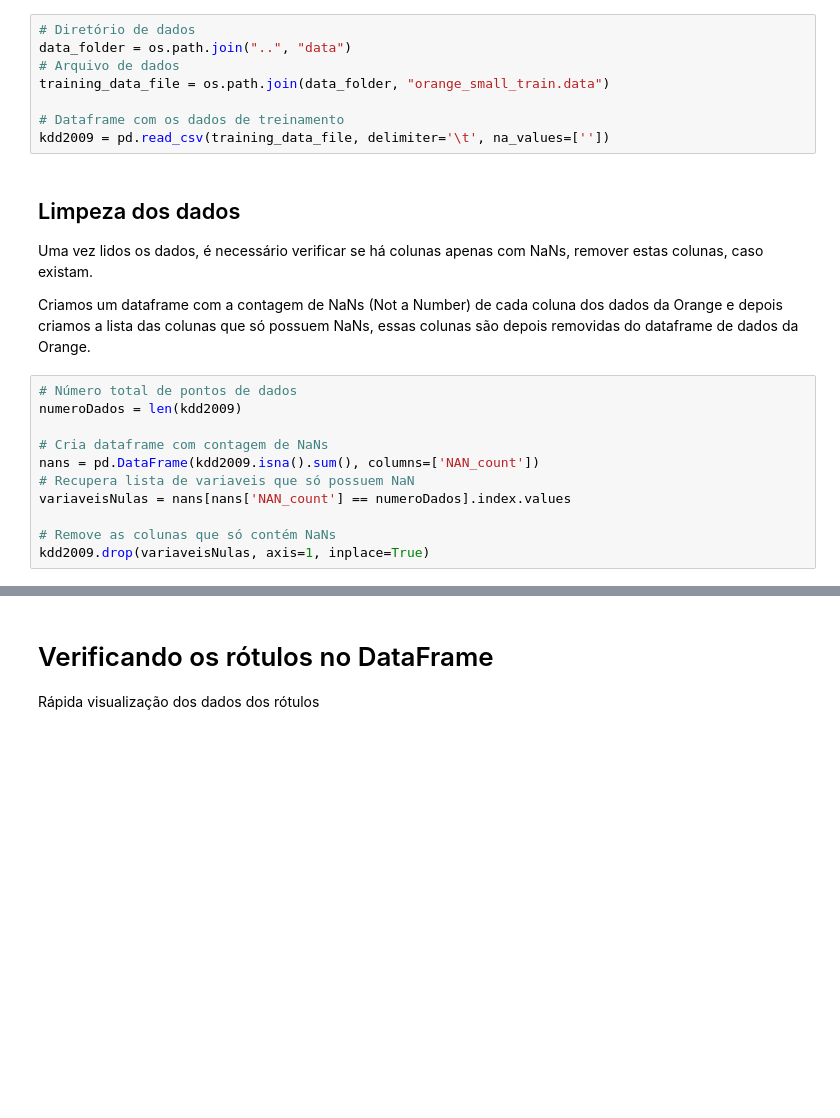
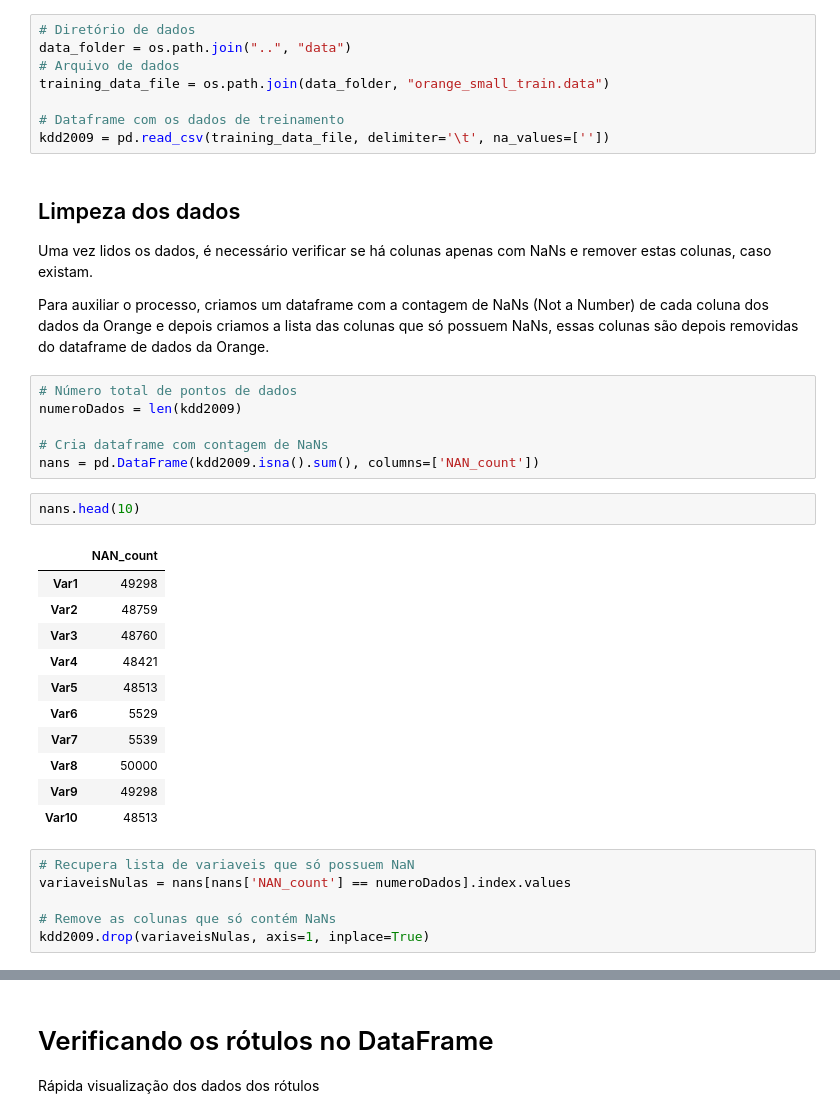
Before and after one commit to RobStelling/KDD2009, a Jupyter notebook: python/Abordagem_Simplista.ipynb, the cells around one changed output, grey strips where cells are left out. Saved outputs shown, nothing was run; the diff lists cells and outputs as text; blank space fills up the shorter version.

Commit message:
Comentários sobre formato de dados

```diff
--- a/python/Abordagem_Simplista.ipynb
+++ b/python/Abordagem_Simplista.ipynb
@@ -60,15 +67,30 @@ training_data_file = os.path.join(data_folder, "orange_small_train.data")
 kdd2009 = pd.read_csv(training_data_file, delimiter='\t', na_values=[''])
 # %% [markdown]
 ## Limpeza dos dados
-Uma vez lidos os dados, é necessário verificar se há colunas apenas com NaNs, remover estas colunas, caso existam.
+Uma vez lidos os dados, é necessário verificar se há colunas apenas com NaNs e remover estas colunas, caso existam.
 
-Criamos um dataframe com a contagem de NaNs (Not a Number) de cada coluna dos dados da Orange e depois criamos a lista das colunas que só possuem NaNs, essas colunas são depois removidas do dataframe de dados da Orange.
+Para auxiliar o processo, criamos um dataframe com a contagem de NaNs (Not a Number) de cada coluna dos dados da Orange e depois criamos a lista das colunas que só possuem NaNs, essas colunas são depois removidas do dataframe de dados da Orange.
+# %%
+# Número total de pontos de dados
+numeroDados = len(kdd2009)
+
+# Cria dataframe com contagem de NaNs
+nans = pd.DataFrame(kdd2009.isna().sum(), columns=['NAN_count'])
+# %%
+nans.head(10)
+# %% [output]
+|  | NAN_count |
+| Var1 | 49298 |
+| Var2 | 48759 |
+| Var3 | 48760 |
+| Var4 | 48421 |
+| Var5 | 48513 |
+| Var6 | 5529 |
+| Var7 | 5539 |
+| Var8 | 50000 |
+| Var9 | 49298 |
+| Var10 | 48513 |
 # %%
-# Número total de pontos de dados
-numeroDados = len(kdd2009)
-
-# Cria dataframe com contagem de NaNs
-nans = pd.DataFrame(kdd2009.isna().sum(), columns=['NAN_count'])
 # Recupera lista de variaveis que só possuem NaN
 variaveisNulas = nans[nans['NAN_count'] == numeroDados].index.values
 
```
Also changed, not shown: parts of 8 cells of this notebook.
